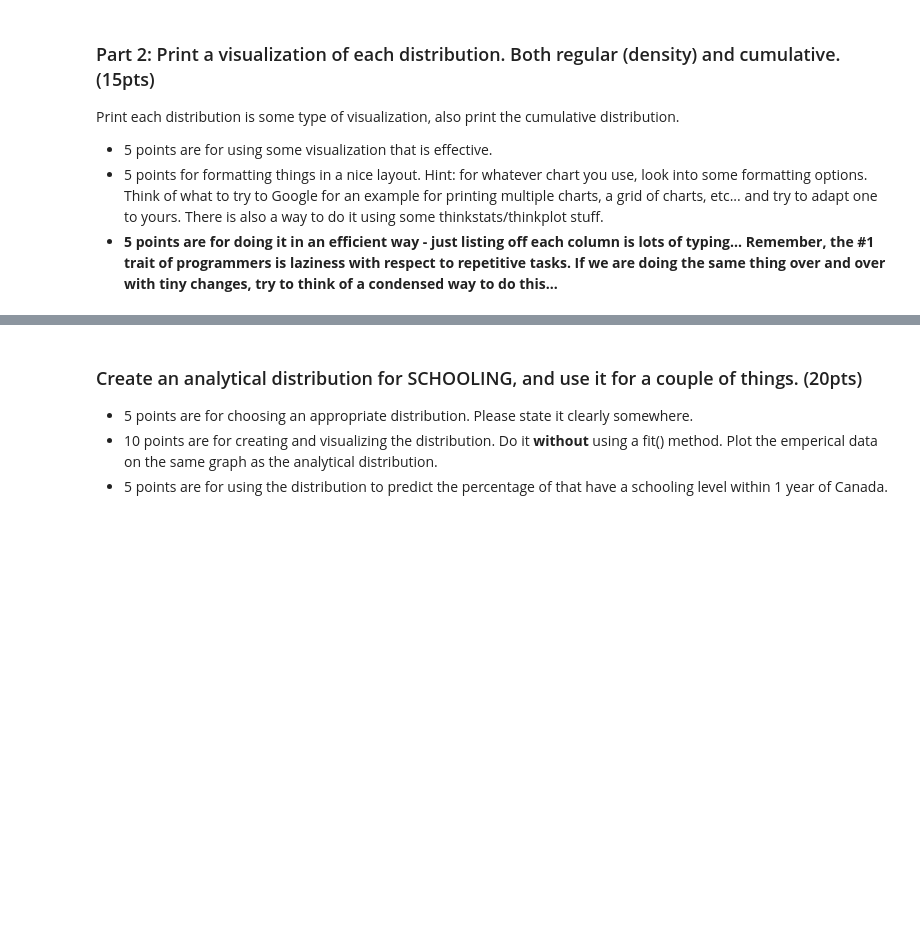
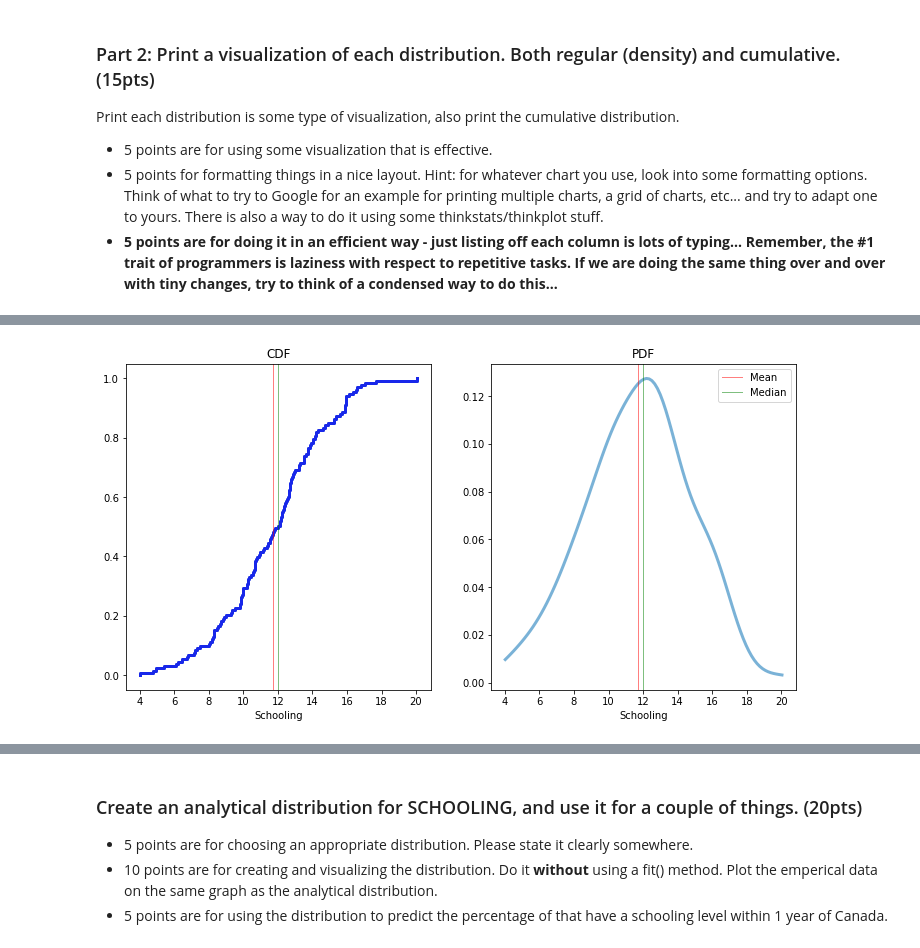
Before and after one commit to okohnkay/BSIP_Assignment_2_Students, a Jupyter notebook: Nneka Okoh stats_asn_2_start.ipynb, the cells around one changed output, grey strips where cells are left out. Saved outputs shown, nothing was run; the diff lists cells and outputs as text; code cells hidden in the pictures; blank space fills up the shorter version.

```diff
--- a/Nneka Okoh stats_asn_2_start.ipynb
+++ b/Nneka Okoh stats_asn_2_start.ipynb
@@ -129,0 +139,4 @@ bigGraph(dfLE, 'GDP', -10)
+# %%
+bigGraph(dfLE2, 'Schooling',10)
+# %% [output]
+[figure, added]
```
Also changed, not shown: parts of 23 cells of this notebook.
